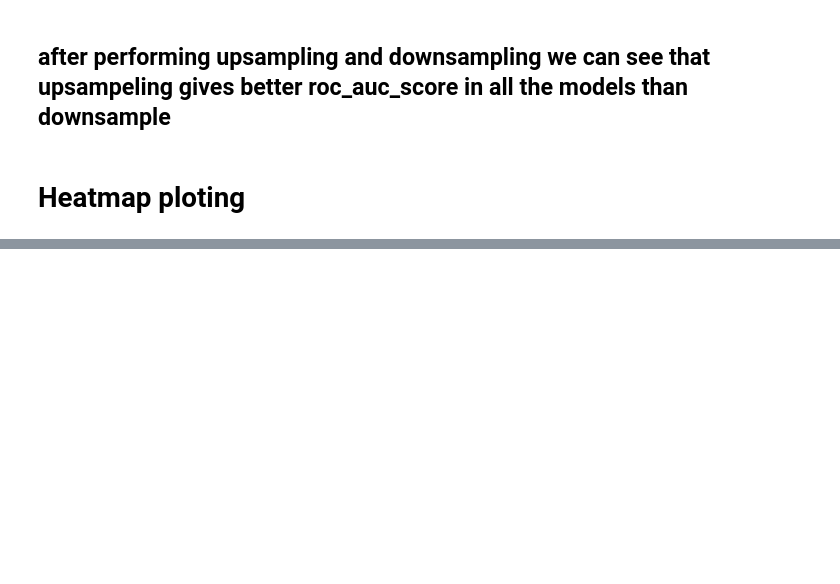
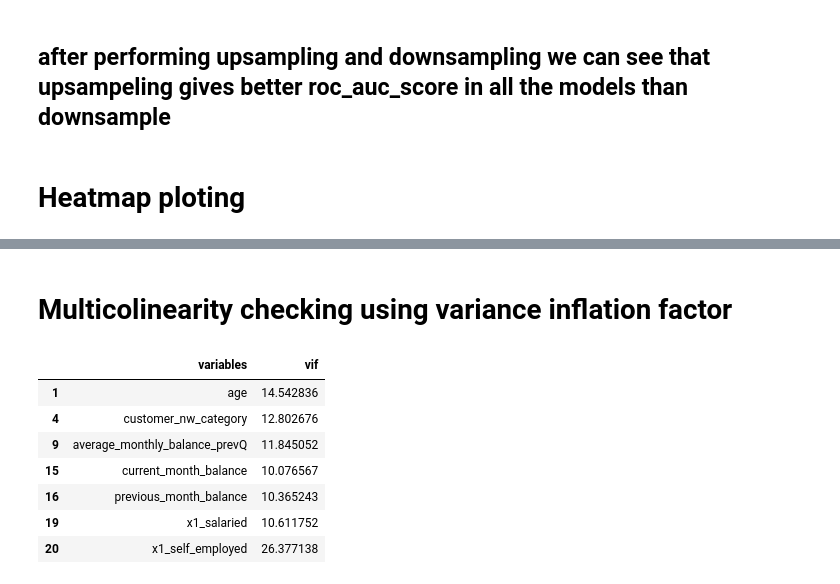
Before and after one commit to Debapriya-Mondal/Churn-Prediction, a Jupyter notebook: churn_prediction.ipynb, the cells around one changed output, grey strips where cells are left out. Saved outputs shown, nothing was run; the diff lists cells and outputs as text; code cells hidden in the pictures; blank space fills up the shorter version.

Commit message:
fixing multicolinearity using VIF

```diff
--- a/churn_prediction.ipynb
+++ b/churn_prediction.ipynb
@@ -257,7 +260,7 @@ new_features = pd.DataFrame(enc.fit_transform(df[['gender','occupation']]),colum
 # %%
 new_df=df.join(new_features)
 # %%
-new_df.drop(['index','customer_id','gender','occupation'],axis=1,inplace=True)
+new_df.drop(['gender','occupation'],axis=1,inplace=True)
 # %%
 categorical_feature = [col for col in df.columns if len(df[col].unique())<25 and col!='churn']
 continuous_features = [col for col in df.columns if col not in categorical_feature and col!='churn']
@@ -943,0 +947,22 @@ plt.show()
+# %% [markdown]
+# Multicolinearity checking using variance inflation factor
+# %%
+def calc_vif(X):
+    vif = pd.DataFrame()
+    vif['variables'] = X.columns
+    vif['vif'] = [variance_inflation_factor(X.values,i) for i in range(X.shape[1])]
+    return vif
+# %%
+X=df_upsampled.drop(['churn'],axis=1)
+vif_df=calc_vif(X)
+# %%
+vif_df[vif_df['vif']>10]
+# %% [output]
+|  | variables | vif |
+| 1 | age | 14.542836 |
+| 4 | customer_nw_category | 12.802676 |
+| 9 | average_monthly_balance_prevQ | 11.845052 |
+| 15 | current_month_balance | 10.076567 |
+| 16 | previous_month_balance | 10.365243 |
+| 19 | x1_salaried | 10.611752 |
+| 20 | x1_self_employed | 26.377138 |
```
Also changed, not shown: parts of 13 cells of this notebook.
